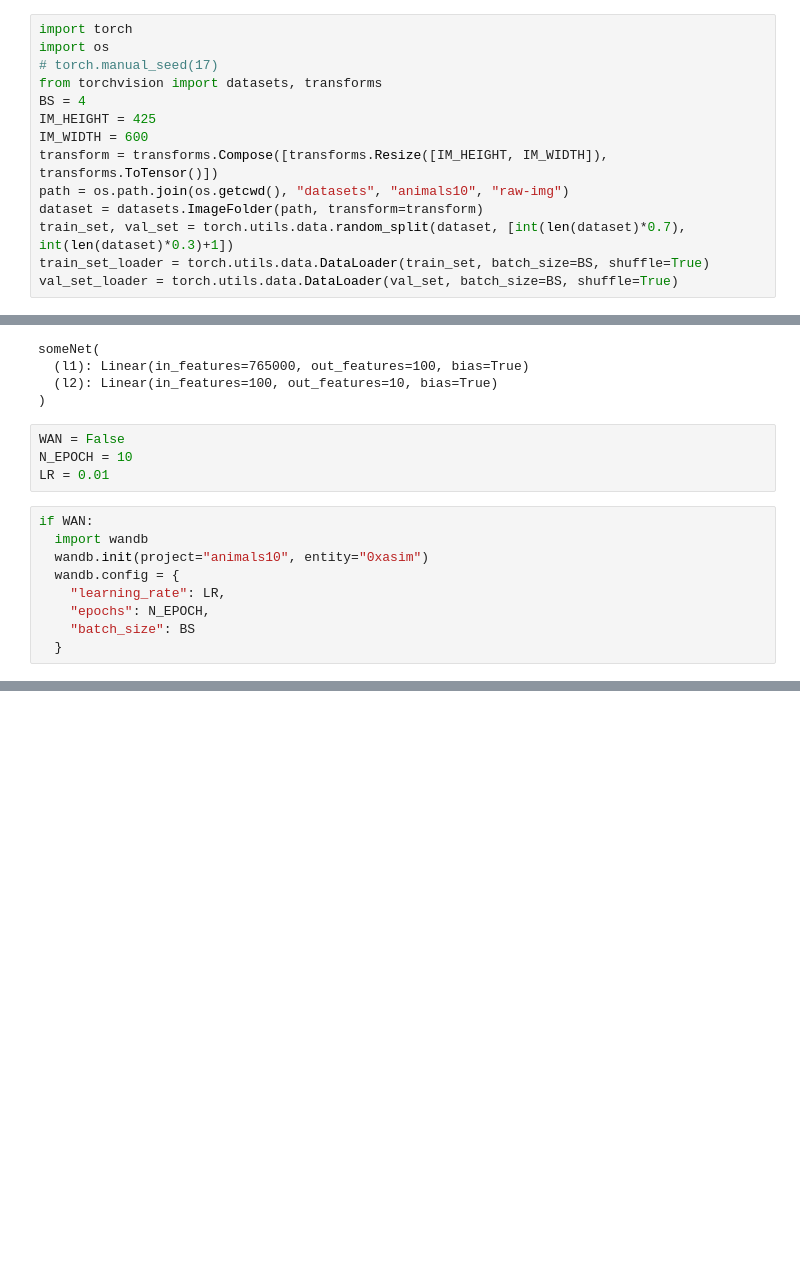
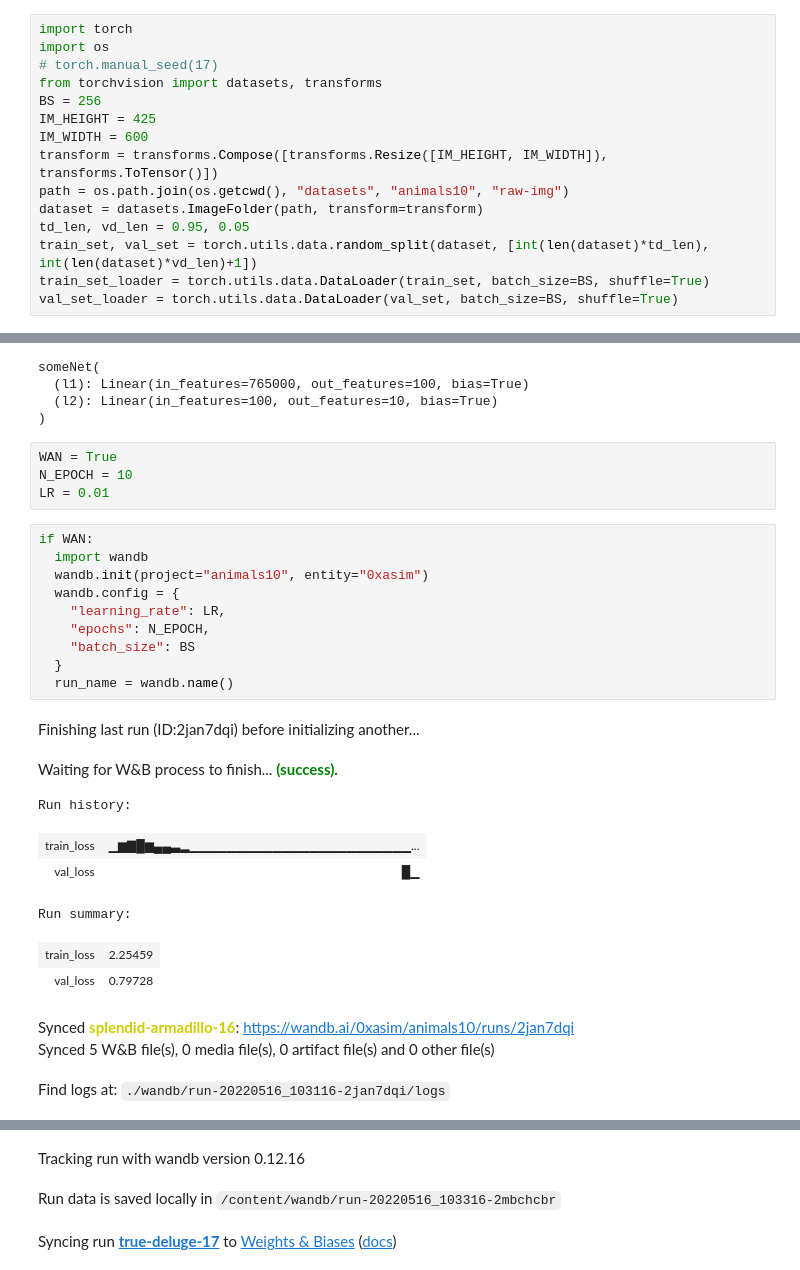
Before and after one commit to 0xasim/ai-notebooks, a Jupyter notebook: animals10_nn.ipynb, the cells around one changed output, grey strips where cells are left out. Cells and saved outputs as stored; diff of their text form; blank space fills up the shorter version.

```diff
--- a/animals10_nn.ipynb
+++ b/animals10_nn.ipynb
@@ -111,13 +127,14 @@ import torch
 import os
 # torch.manual_seed(17)
 from torchvision import datasets, transforms
-BS = 4
+BS = 256
 IM_HEIGHT = 425
 IM_WIDTH = 600
 transform = transforms.Compose([transforms.Resize([IM_HEIGHT, IM_WIDTH]), transforms.ToTensor()])
 path = os.path.join(os.getcwd(), "datasets", "animals10", "raw-img")
 dataset = datasets.ImageFolder(path, transform=transform)
-train_set, val_set = torch.utils.data.random_split(dataset, [int(len(dataset)*0.7), int(len(dataset)*0.3)+1])
+td_len, vd_len = 0.95, 0.05
+train_set, val_set = torch.utils.data.random_split(dataset, [int(len(dataset)*td_len), int(len(dataset)*vd_len)+1])
 train_set_loader = torch.utils.data.DataLoader(train_set, batch_size=BS, shuffle=True)
 val_set_loader = torch.utils.data.DataLoader(val_set, batch_size=BS, shuffle=True)
 # %%
@@ -182,15 +199,28 @@ someNet(
   (l2): Linear(in_features=100, out_features=10, bias=True)
 )
 # %%
-WAN = False
+WAN = True
 N_EPOCH = 10
 LR = 0.01
 # %%
 if WAN:
   import wandb
   wandb.init(project="animals10", entity="0xasim")
   wandb.config = {
     "learning_rate": LR,
     "epochs": N_EPOCH,
     "batch_size": BS
   }
+  run_name = wandb.name()
+# %% [output]
+Finishing last run (ID:2jan7dqi) before initializing another...
+Waiting for W&B process to finish... (success).
+Run history:
+| train_loss | ▁▆▇█▆▄▄▃▂▁▁▁▁▁▁▁▁▁▁▁▁▁▁▁▁▁▁▁▁▁▁▁▁... |
+| val_loss | █▁ |
+Run summary:
+| train_loss | 2.25459 |
+| val_loss | 0.79728 |
+Synced splendid-armadillo-16: https://wandb.ai/0xasim/animals10/runs/2jan7dqi
+Synced 5 W&B file(s), 0 media file(s), 0 artifact file(s) and 0 other file(s)
+Find logs at: ./wandb/run-20220516_103116-2jan7dqi/logs
@@ -196,0 +228,3 @@ if WAN:
+Tracking run with wandb version 0.12.16
+Run data is saved locally in /content/wandb/run-20220516_103316-2mbchcbr
+Syncing run true-deluge-17 to Weights & Biases (docs)
```
Also changed, not shown: parts of 12 cells of this notebook.
